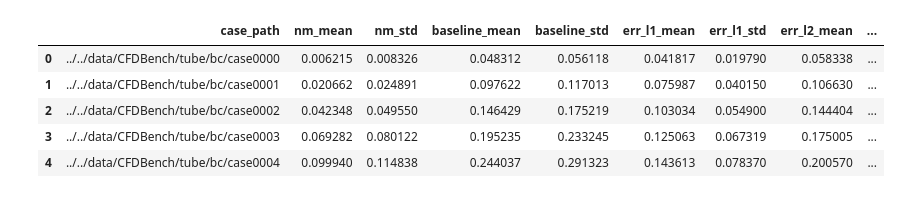
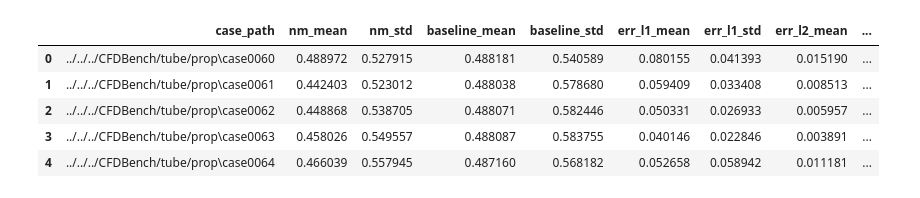
Before and after one commit to gregorkovac/pinn-accelerated-cfd, a Jupyter notebook: src/analysis/baseline_comparison_visualization.ipynb, the cells around one changed output. Drawn from its saved outputs; the diff is of its cells as text; code cells hidden in the pictures.

```diff
--- a/src/analysis/baseline_comparison_visualization.ipynb
+++ b/src/analysis/baseline_comparison_visualization.ipynb
@@ -1,29 +1,34 @@
 # %%
 import pandas as pd
 import matplotlib.pyplot as plt
 import seaborn as sns
 import numpy as np
 
-plt.rcParams.update({
-    "text.usetex": True,
-    "font.family": "serif",
-    "font.serif": ["Computer Modern Roman"],
-    "axes.labelsize": 12,
-    "font.size": 12,
-    "legend.fontsize": 10,
-    "xtick.labelsize": 10,
-    "ytick.labelsize": 10,
-})
+# plt.rcParams.update({
+#     "text.usetex": True,
+#     "font.family": "serif",
+#     "font.serif": ["Computer Modern Roman"],
+#     "axes.labelsize": 12,
+#     "font.size": 12,
+#     "legend.fontsize": 10,
+#     "xtick.labelsize": 10,
+#     "ytick.labelsize": 10,
+# })
 
-df = pd.read_csv("benchmark_comparison_results.csv", sep=";")
+# df = pd.read_csv("benchmark_comparison_results.csv", sep=";")
+df = pd.read_csv("./benchmark_comparison_results/results_tube_prop.csv", sep=";")
+df = df.sort_values(
+    by="case_path",
+    key=lambda col: col.str.lower()
+)
 df.head()
 # %% [output]
 |  | case_path | nm_mean | nm_std | baseline_mean | baseline_std | err_l1_mean | err_l1_std | err_l2_mean | ... |
-| 0 | ../../data/CFDBench/tube/bc/case0000 | 0.006215 | 0.008326 | 0.048312 | 0.056118 | 0.041817 | 0.019790 | 0.058338 | ... |
-| 1 | ../../data/CFDBench/tube/bc/case0001 | 0.020662 | 0.024891 | 0.097622 | 0.117013 | 0.075987 | 0.040150 | 0.106630 | ... |
-| 2 | ../../data/CFDBench/tube/bc/case0002 | 0.042348 | 0.049550 | 0.146429 | 0.175219 | 0.103034 | 0.054900 | 0.144404 | ... |
-| 3 | ../../data/CFDBench/tube/bc/case0003 | 0.069282 | 0.080122 | 0.195235 | 0.233245 | 0.125063 | 0.067319 | 0.175005 | ... |
-| 4 | ../../data/CFDBench/tube/bc/case0004 | 0.099940 | 0.114838 | 0.244037 | 0.291323 | 0.143613 | 0.078370 | 0.200570 | ... |
+| 0 | ../../../CFDBench/tube/prop\case0060 | 0.488972 | 0.527915 | 0.488181 | 0.540589 | 0.080155 | 0.041393 | 0.015190 | ... |
+| 1 | ../../../CFDBench/tube/prop\case0061 | 0.442403 | 0.523012 | 0.488038 | 0.578680 | 0.059409 | 0.033408 | 0.008513 | ... |
+| 2 | ../../../CFDBench/tube/prop\case0062 | 0.448868 | 0.538705 | 0.488071 | 0.582446 | 0.050331 | 0.026933 | 0.005957 | ... |
+| 3 | ../../../CFDBench/tube/prop\case0063 | 0.458026 | 0.549557 | 0.488087 | 0.583755 | 0.040146 | 0.022846 | 0.003891 | ... |
+| 4 | ../../../CFDBench/tube/prop\case0064 | 0.466039 | 0.557945 | 0.487160 | 0.568182 | 0.052658 | 0.058942 | 0.011181 | ... |
 # %%
 print(f"{df['err_l1_mean'].mean()} +- {df['err_l1_std'].mean()}")
 print(f"max = {df['err_l1_mean'].max()} ({df.loc[df['err_l1_mean'].idxmax(), "case_path"]})")
```
Also changed, not shown: parts of 6 cells of this notebook, 17 other files.
